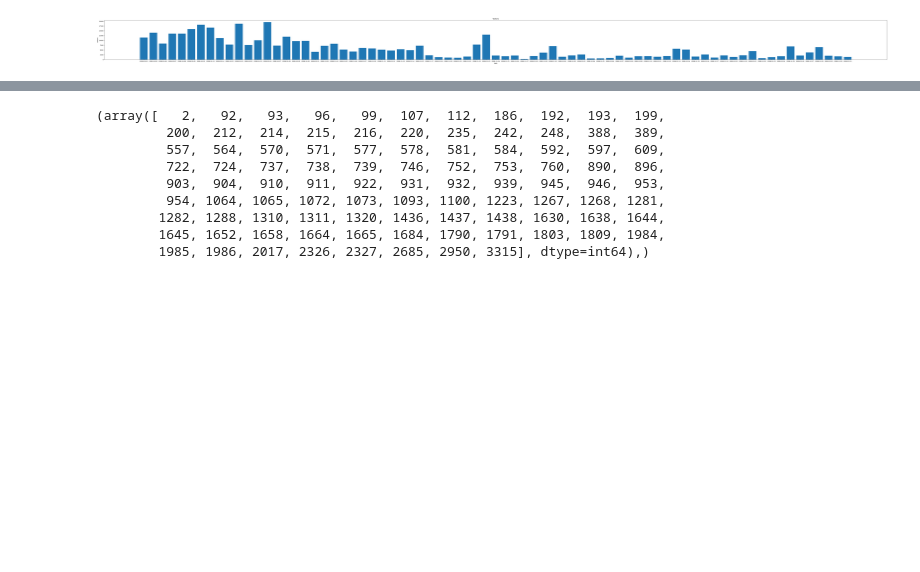
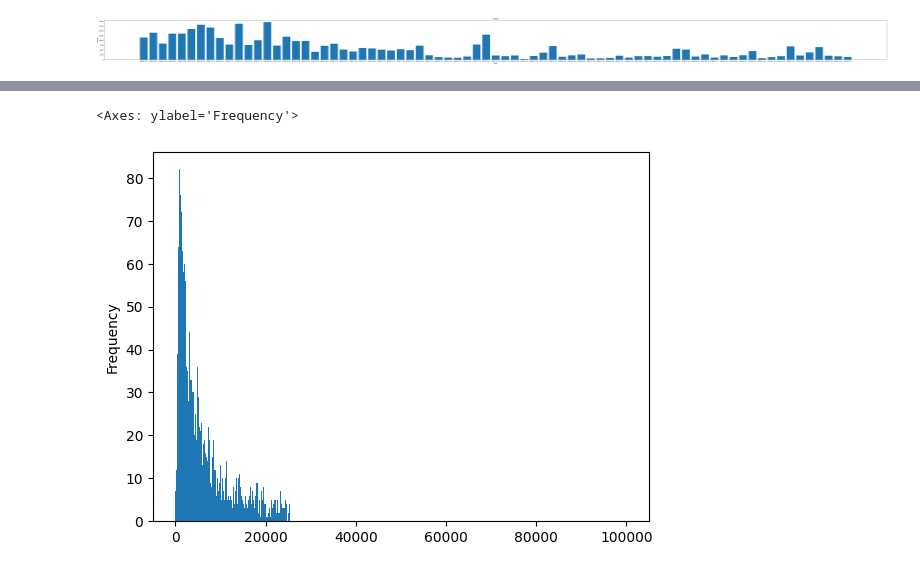
Before and after one commit to jrary/DataScienceTermProject, a Jupyter notebook: src/dataVisualization.ipynb, the cells around one changed output, grey strips where cells are left out. Cells and saved outputs as stored; diff of their text form; code cells hidden in the pictures; blank space fills up the shorter version.

```diff
--- a/src/dataVisualization.ipynb
+++ b/src/dataVisualization.ipynb
@@ -947,0 +657,23 @@ plt.scatter(fil_df['visitor'], range(len(fil_df['visitor'])))
+# %%
+#이상치 찾기 - Turkey Fences
+import numpy as np
+import matplotlib.pyplot
+df = pd.read_csv('./assets/output/visitors.csv')
+df['visitor'] = df['visitor'].str.replace(',', '').astype(float)
+df = df[df['visitor'] <= 20000]
+
+def find_outlier_Turkey(data):
+    q1, q3 = np.percentile(data,[25,75])
+
+    iqr = q3 - q1
+
+    lower_bound = q1 - (iqr*1.5)
+    upper_bound = q3 + (iqr*1.5)
+
+    mask = np.where((data>upper_bound)|(data<lower_bound))
+
+    return mask
+
+outliers =find_outlier_Turkey(df['visitor'])[0]
+print(len(outliers))
+outliers
@@ -948,6 +699,18 @@ plt.scatter(fil_df['visitor'], range(len(fil_df['visitor'])))
+# %%
+import matplotlib.pyplot as plt
+import numpy as np
+
+df = pd.read_csv('./assets/output/visitors.csv')
+df['visitor'] = df['visitor'].str.replace(',', '').astype(float)
+
+df['visitor'].drop(outliers).plot(kind='hist',bins=range(0,100001,100))
+# %% [output]
+<Axes: ylabel='Frequency'>
+[figure, added]
 # %%
-
+#이상치 찾기 - Turkey Fences
 import numpy as np
+import matplotlib.pyplot
 df = pd.read_csv('./assets/output/visitors.csv')
 df['visitor'] = df['visitor'].str.replace(',', '').astype(float)
 
@@ -966,13 +729,3 @@ def find_outlier_Turkey(data):
 outliers =find_outlier_Turkey(df['visitor'])[0]
 print(len(outliers))
 outliers
-# %% [output]
-(array([   2,   92,   93,   96,   99,  107,  112,  186,  192,  193,  199,
-         200,  212,  214,  215,  216,  220,  235,  242,  248,  388,  389,
-         557,  564,  570,  571,  577,  578,  581,  584,  592,  597,  609,
-         722,  724,  737,  738,  739,  746,  752,  753,  760,  890,  896,
-         903,  904,  910,  911,  922,  931,  932,  939,  945,  946,  953,
-         954, 1064, 1065, 1072, 1073, 1093, 1100, 1223, 1267, 1268, 1281,
-        1282, 1288, 1310, 1311, 1320, 1436, 1437, 1438, 1630, 1638, 1644,
-        1645, 1652, 1658, 1664, 1665, 1684, 1790, 1791, 1803, 1809, 1984,
-        1985, 1986, 2017, 2326, 2327, 2685, 2950, 3315], dtype=int64),)
```
Also changed, not shown: parts of 51 cells of this notebook.
